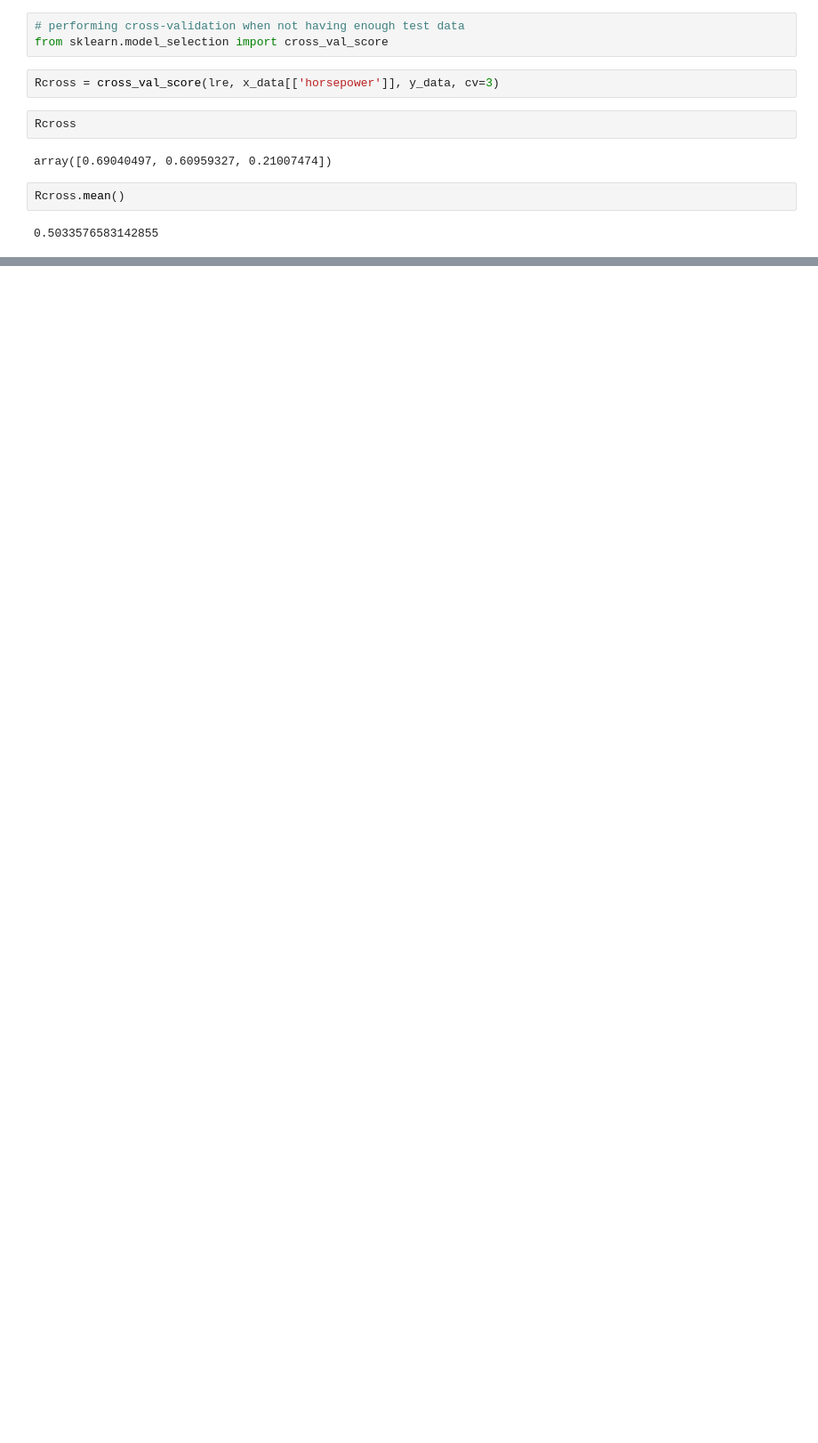
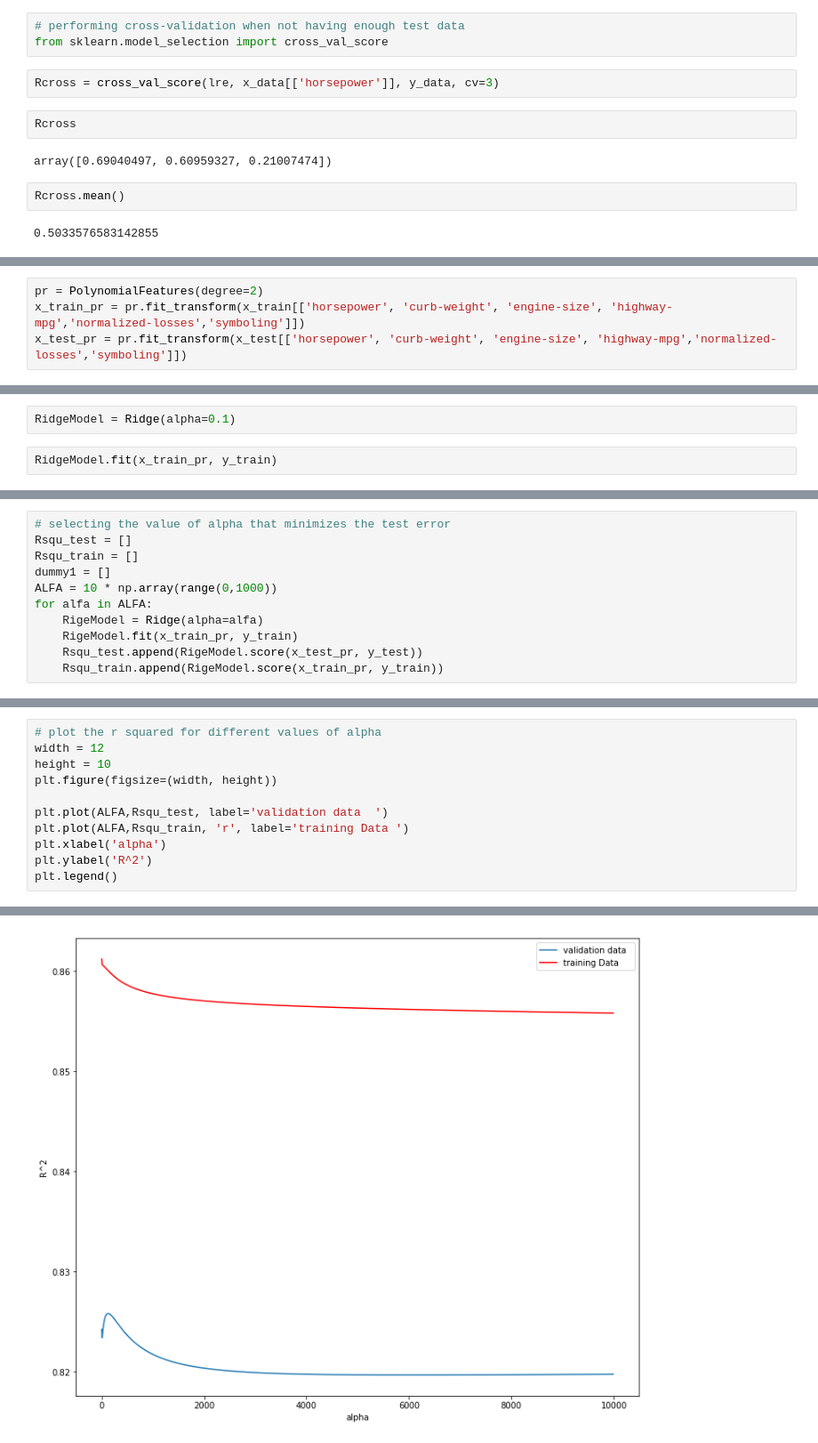
Before and after one commit to ghaffaru/used-car-price-prediction, a Jupyter notebook: train.ipynb, the cells around one changed output, grey strips where cells are left out. Shown at 89% size. Saved outputs shown, nothing was run; the diff lists cells and outputs as text; blank space fills up the shorter version.

Commit message:
ridge regression

```diff
--- a/train.ipynb
+++ b/train.ipynb
@@ -1018,0 +1044,4 @@ cross_val_predict(lre, x_data[['horsepower']], y_data, cv=4)
+# %%
+pr = PolynomialFeatures(degree=2)
+x_train_pr = pr.fit_transform(x_train[['horsepower', 'curb-weight', 'engine-size', 'highway-mpg','normalized-losses','symboling']])
+x_test_pr = pr.fit_transform(x_test[['horsepower', 'curb-weight', 'engine-size', 'highway-mpg','normalized-losses','symboling']])
@@ -1018,0 +1050,4 @@ cross_val_predict(lre, x_data[['horsepower']], y_data, cv=4)
+# %%
+RidgeModel = Ridge(alpha=0.1)
+# %%
+RidgeModel.fit(x_train_pr, y_train)
@@ -1018,0 +1065,11 @@ cross_val_predict(lre, x_data[['horsepower']], y_data, cv=4)
+# %%
+# selecting the value of alpha that minimizes the test error
+Rsqu_test = []
+Rsqu_train = []
+dummy1 = []
+ALFA = 10 * np.array(range(0,1000))
+for alfa in ALFA:
+    RigeModel = Ridge(alpha=alfa)
+    RigeModel.fit(x_train_pr, y_train)
+    Rsqu_test.append(RigeModel.score(x_test_pr, y_test))
+    Rsqu_train.append(RigeModel.score(x_train_pr, y_train))
@@ -1018,0 +1080,12 @@ cross_val_predict(lre, x_data[['horsepower']], y_data, cv=4)
+# %%
+# plot the r squared for different values of alpha
+width = 12
+height = 10
+plt.figure(figsize=(width, height))
+
+plt.plot(ALFA,Rsqu_test, label='validation data  ')
+plt.plot(ALFA,Rsqu_train, 'r', label='training Data ')
+plt.xlabel('alpha')
+plt.ylabel('R^2')
+plt.legend()
+# %% [output]
@@ -1018,0 +1093 @@ cross_val_predict(lre, x_data[['horsepower']], y_data, cv=4)
+[figure, added]
```
Also changed, not shown: parts of 12 cells of this notebook.
